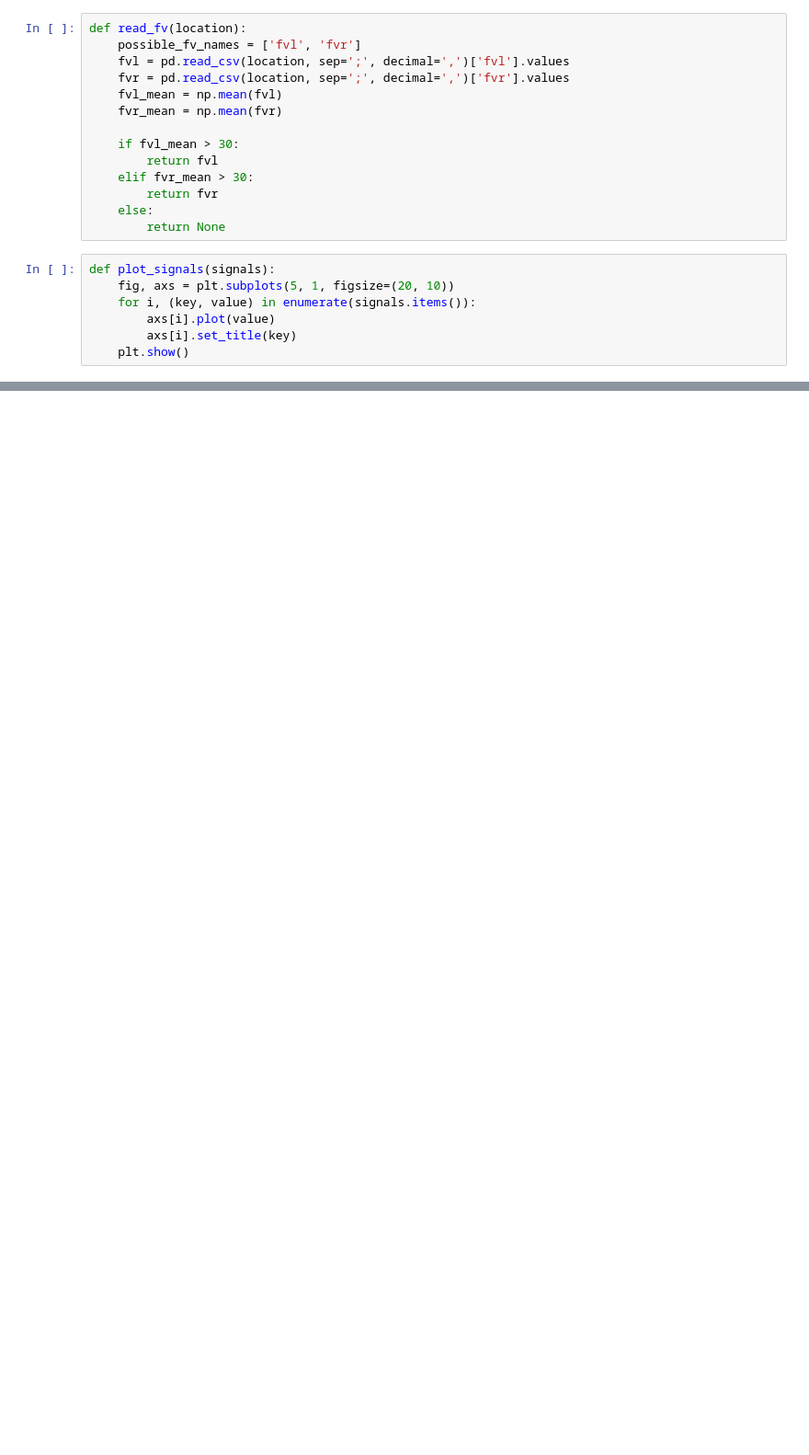
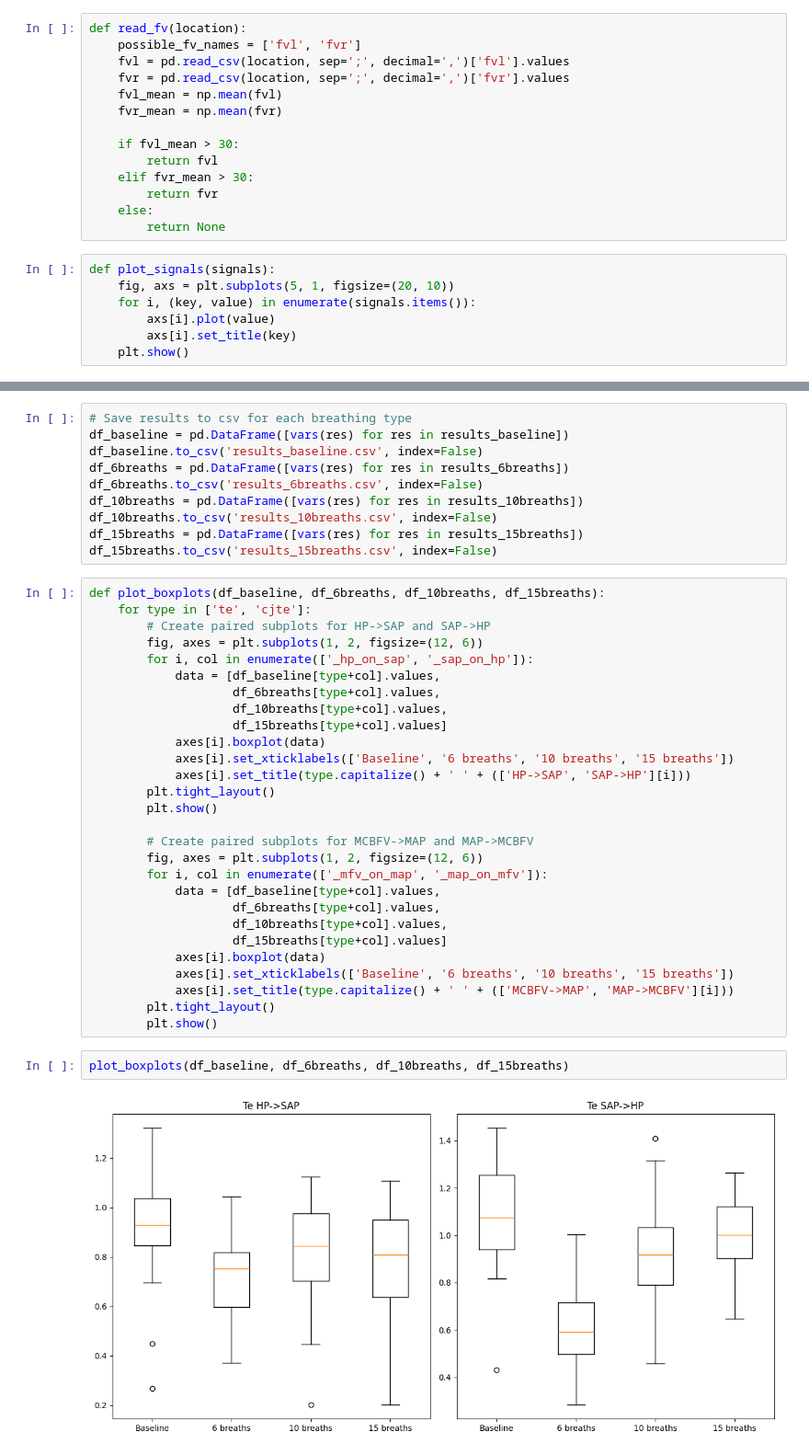
Before and after one commit to IgnacyBerent/EngineeringThesis, a Jupyter notebook: main.ipynb, the cells around one changed output, grey strips where cells are left out. Shown at 92% size. Drawn from its saved outputs; the diff is of its cells as text; blank space fills up the shorter version.

Commit message:
saving data to csv, normalizing respiratory by mean respiratory in baseline

```diff
--- a/main.ipynb
+++ b/main.ipynb
@@ -216,0 +225,42 @@ Invalid fv for data/CONTROL_BREATHING_RECORDINGS/OCHOTNIK_4/CLEAN_DATA_6_BREATHS
+# %%
+# Save results to csv for each breathing type
+df_baseline = pd.DataFrame([vars(res) for res in results_baseline])
+df_baseline.to_csv('results_baseline.csv', index=False)
+df_6breaths = pd.DataFrame([vars(res) for res in results_6breaths])
+df_6breaths.to_csv('results_6breaths.csv', index=False)
+df_10breaths = pd.DataFrame([vars(res) for res in results_10breaths])
+df_10breaths.to_csv('results_10breaths.csv', index=False)
+df_15breaths = pd.DataFrame([vars(res) for res in results_15breaths])
+df_15breaths.to_csv('results_15breaths.csv', index=False)
+# %%
+def plot_boxplots(df_baseline, df_6breaths, df_10breaths, df_15breaths):
+    for type in ['te', 'cjte']:
+        # Create paired subplots for HP->SAP and SAP->HP
+        fig, axes = plt.subplots(1, 2, figsize=(12, 6))
+        for i, col in enumerate(['_hp_on_sap', '_sap_on_hp']):
+            data = [df_baseline[type+col].values,
+                    df_6breaths[type+col].values,
+                    df_10breaths[type+col].values,
+                    df_15breaths[type+col].values]
+            axes[i].boxplot(data)
+            axes[i].set_xticklabels(['Baseline', '6 breaths', '10 breaths', '15 breaths'])
+            axes[i].set_title(type.capitalize() + ' ' + (['HP->SAP', 'SAP->HP'][i]))
+        plt.tight_layout()
+        plt.show()
+
+        # Create paired subplots for MCBFV->MAP and MAP->MCBFV
+        fig, axes = plt.subplots(1, 2, figsize=(12, 6))
+        for i, col in enumerate(['_mfv_on_map', '_map_on_mfv']):
+            data = [df_baseline[type+col].values,
+                    df_6breaths[type+col].values,
+                    df_10breaths[type+col].values,
+                    df_15breaths[type+col].values]
+            axes[i].boxplot(data)
+            axes[i].set_xticklabels(['Baseline', '6 breaths', '10 breaths', '15 breaths'])
+            axes[i].set_title(type.capitalize() + ' ' + (['MCBFV->MAP', 'MAP->MCBFV'][i]))
+        plt.tight_layout()
+        plt.show()
+# %%
+plot_boxplots(df_baseline, df_6breaths, df_10breaths, df_15breaths)
+# %% [output]
+[figure, added]
```
Also changed, not shown: parts of 14 cells of this notebook, 5 other files.
